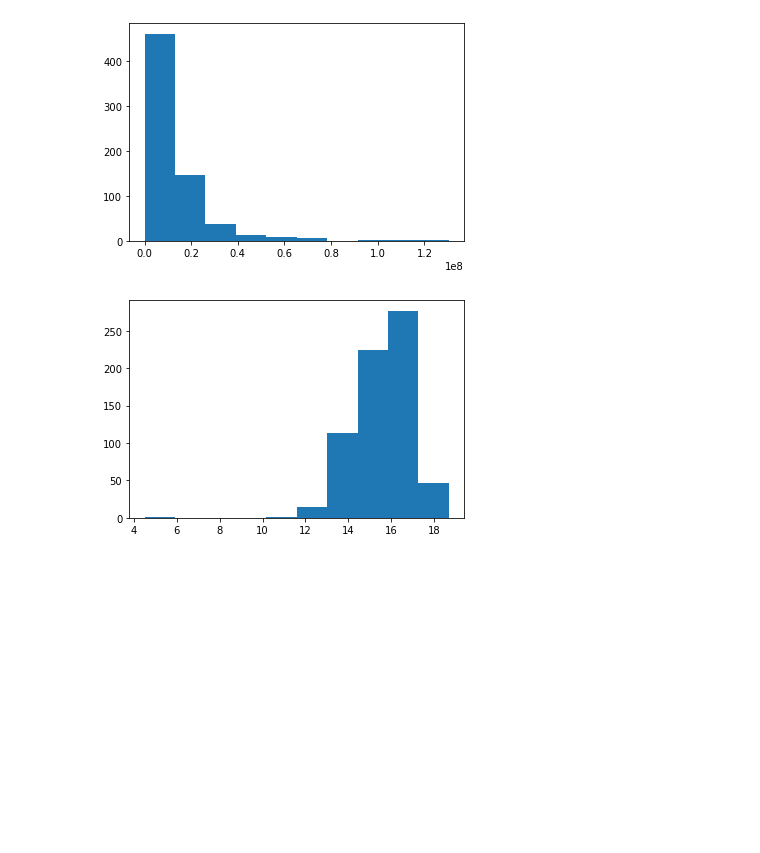
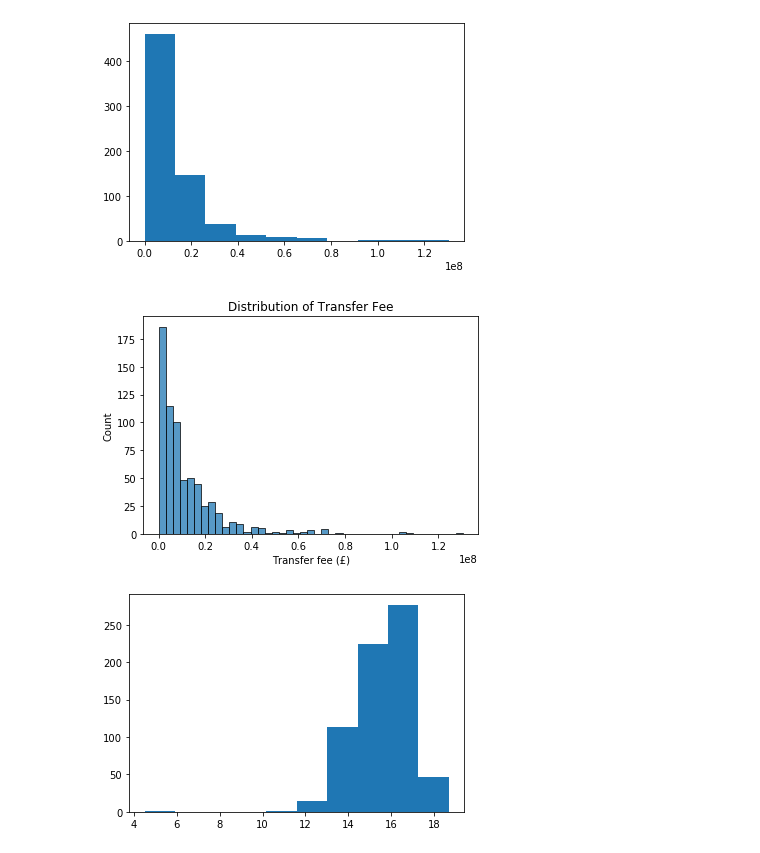
Before and after one commit to etr359/capstone, a Jupyter notebook: EDA and feature engineering.ipynb, the cells around one changed output. Cells and saved outputs as stored; diff of their text form; code cells hidden in the pictures; blank space fills up the shorter version.

```diff
--- a/EDA and feature engineering.ipynb
+++ b/EDA and feature engineering.ipynb
@@ -39,6 +39,13 @@ Name: fee_final, dtype: float64
 plt.hist(df['fee_final']);
 # %% [output]
 [figure]
+# %%
+ax = sns.histplot(data=df, x='fee_final')
+ax.set_title('Distribution of Transfer Fee')
+ax.set_xlabel('Transfer fee (£)');
+plt.savefig('images/dist_trans_fee.png')
+# %% [output]
+[figure, added]
 # %%
 #distribution is clearly non-normal.  Logging and reassessing the shape.
 df['fee_final_logged'] = np.log(df['fee_final'])
```
Also changed, not shown: parts of 10 cells of this notebook, 7 other files.
